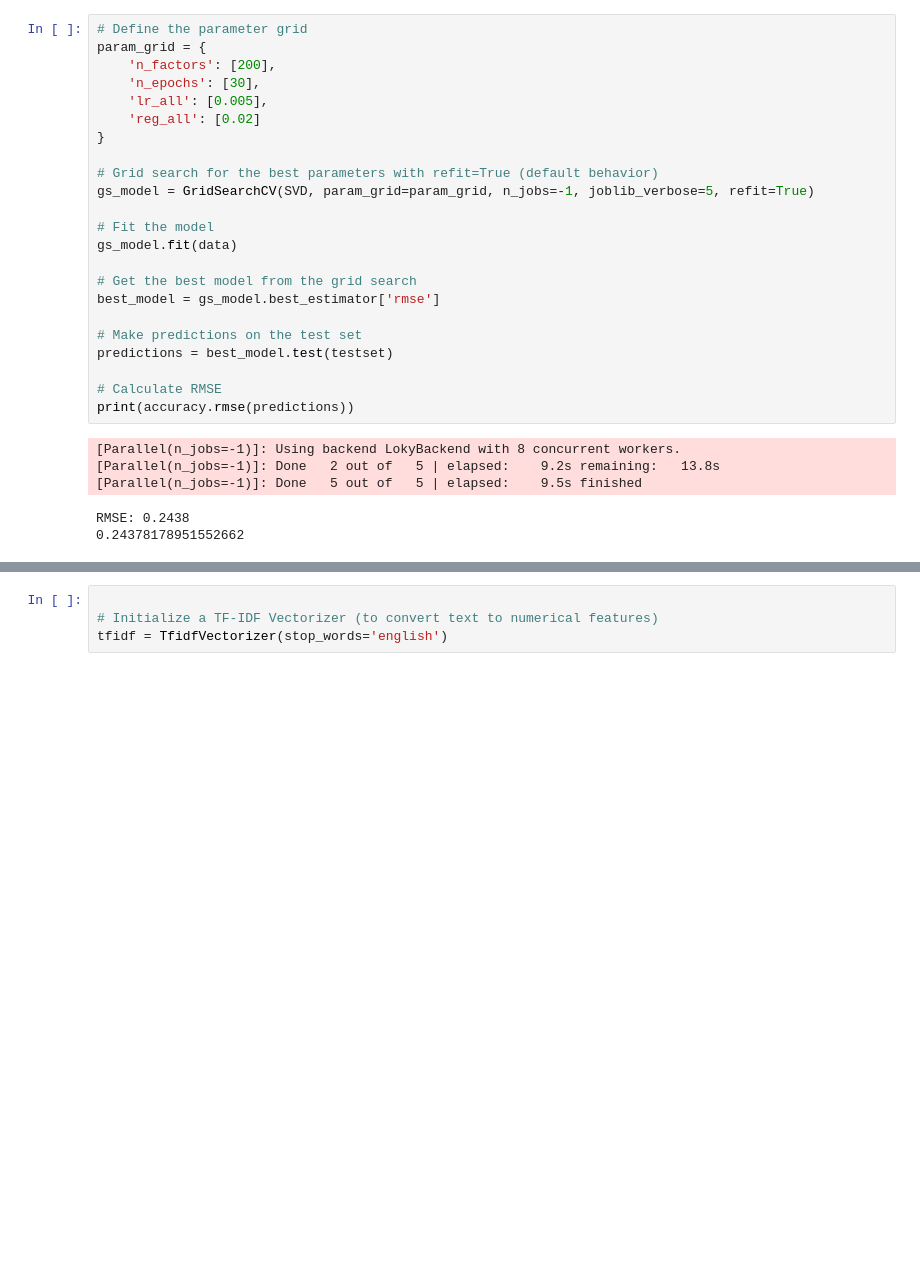
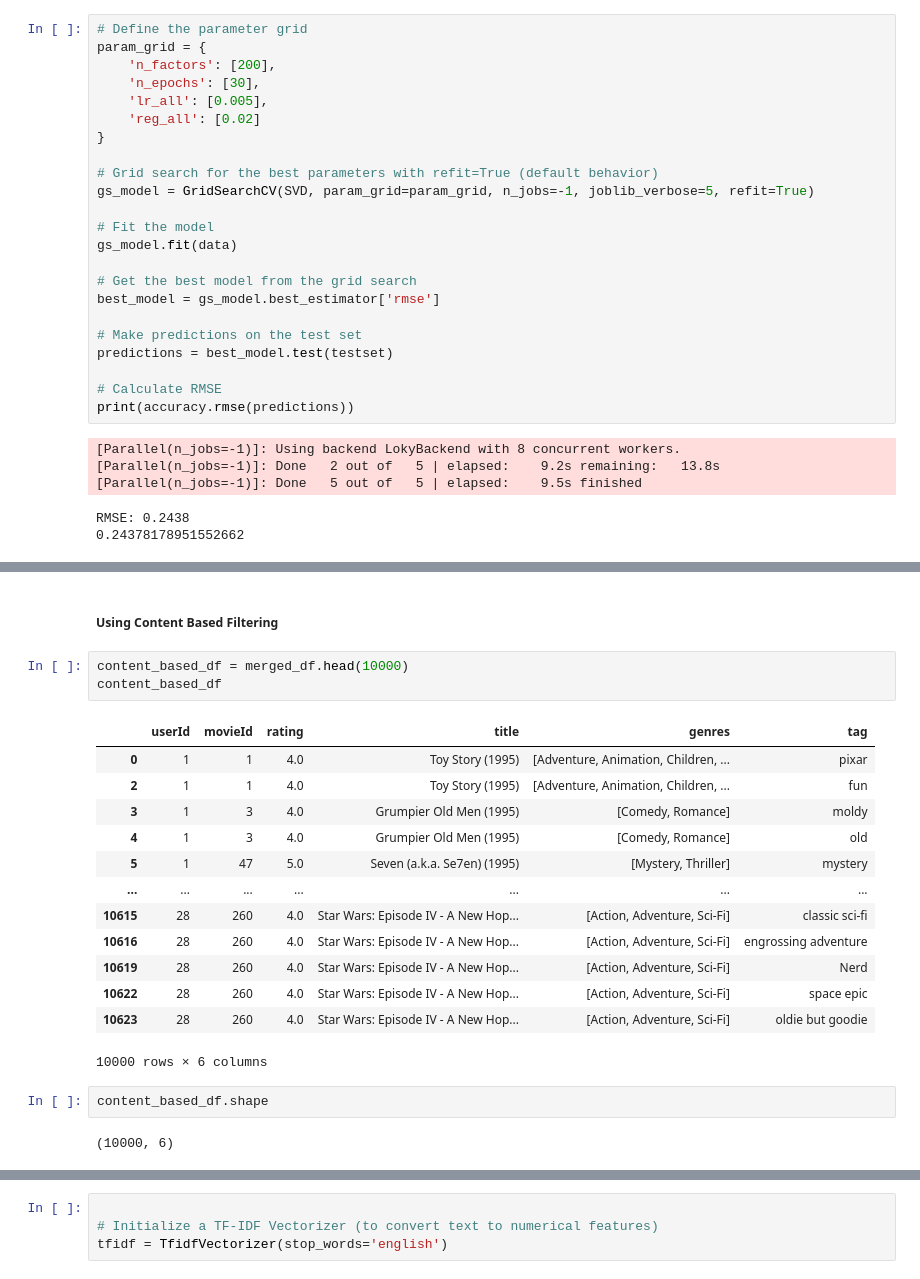
Before and after one commit to am-eric/Movie-recommendation-system, a Jupyter notebook: analysis.ipynb, the cells around one changed output, grey strips where cells are left out. Drawn from its saved outputs; the diff is of its cells as text; blank space fills up the shorter version.

Commit message:
content-based filtering

```diff
--- a/analysis.ipynb
+++ b/analysis.ipynb
@@ -739,3 +711,26 @@ subset_df
+# %% [markdown]
+##### Using Content Based Filtering
+# %%
+content_based_df = merged_df.head(10000)
+content_based_df
+# %% [output]
+|  | userId | movieId | rating | title | genres | tag |
+| 0 | 1 | 1 | 4.0 | Toy Story (1995) | [Adventure, Animation, Children, ... | pixar |
+| 2 | 1 | 1 | 4.0 | Toy Story (1995) | [Adventure, Animation, Children, ... | fun |
+| 3 | 1 | 3 | 4.0 | Grumpier Old Men (1995) | [Comedy, Romance] | moldy |
+| 4 | 1 | 3 | 4.0 | Grumpier Old Men (1995) | [Comedy, Romance] | old |
+| 5 | 1 | 47 | 5.0 | Seven (a.k.a. Se7en) (1995) | [Mystery, Thriller] | mystery |
+| ... | ... | ... | ... | ... | ... | ... |
+| 10615 | 28 | 260 | 4.0 | Star Wars: Episode IV - A New Hop... | [Action, Adventure, Sci-Fi] | classic sci-fi |
+| 10616 | 28 | 260 | 4.0 | Star Wars: Episode IV - A New Hop... | [Action, Adventure, Sci-Fi] | engrossing adventure |
+| 10619 | 28 | 260 | 4.0 | Star Wars: Episode IV - A New Hop... | [Action, Adventure, Sci-Fi] | Nerd |
+| 10622 | 28 | 260 | 4.0 | Star Wars: Episode IV - A New Hop... | [Action, Adventure, Sci-Fi] | space epic |
+| 10623 | 28 | 260 | 4.0 | Star Wars: Episode IV - A New Hop... | [Action, Adventure, Sci-Fi] | oldie but goodie |
+10000 rows × 6 columns
+# %%
+content_based_df.shape
+# %% [output]
+(10000, 6)
 # %%
 # Combine 'genres' and 'tags' into a single feature for content-based filtering
 # Convert the list of genres into a string and concatenate with the tag
```
Also changed, not shown: parts of 36 cells of this notebook.
